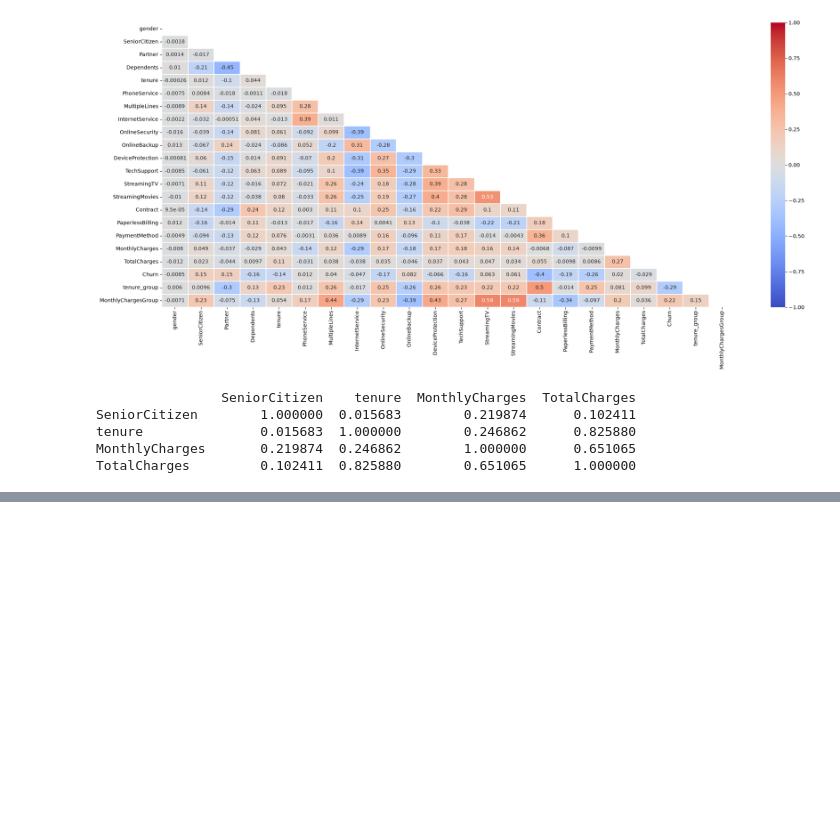
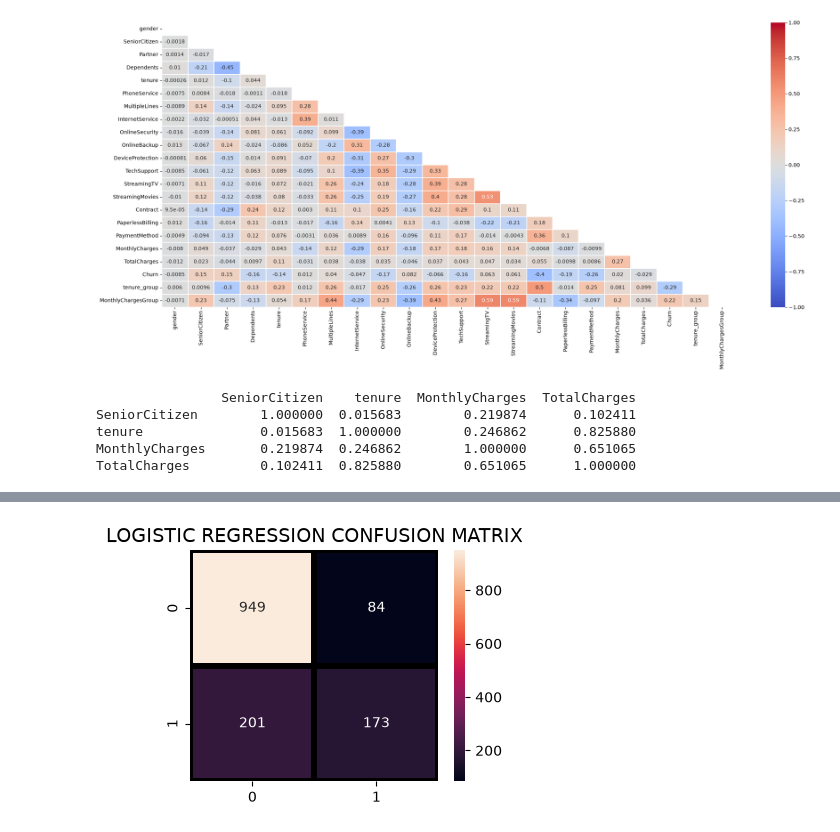
Before and after one commit to Harry30424/operations-analytics, a Jupyter notebook: notebooks/customer_churn.ipynb, the cells around one changed output, grey strips where cells are left out. Saved outputs shown, nothing was run; the diff lists cells and outputs as text; code cells hidden in the pictures; blank space fills up the shorter version.

Commit message:
Finish the following tasks : 1. Data Processing 2. Machine Learning and Predictions_v1

```diff
--- a/notebooks/customer_churn.ipynb
+++ b/notebooks/customer_churn.ipynb
@@ -445,0 +463,36 @@ df.head()
+# %%
+#Machine Learning Model Evaluations and Predictions
+# 1. 準備特徵 (X) 與目標變數 (y)
+# 類別特徵需先經 One-Hot Encoding (pd.get_dummies) 轉為數值
+X = df[['tenure', 'MonthlyCharges', 'TotalCharges']]
+y = df['Churn']
+
+# 2. 切分訓練集與測試集 (80% 訓練 / 20% 測試，stratify 保持類別比例)
+X_train, X_test, y_train, y_test = train_test_split(
+    X, y, test_size=0.20, random_state=40, stratify=y
+)
+
+# 3. 特徵標準化 (羅吉斯回歸對數值尺度敏感，強烈建議實施)
+scaler = StandardScaler()
+X_train_scaled = scaler.fit_transform(X_train)
+X_test_scaled = scaler.transform(X_test)
+# %%
+#Logistic Regression
+# 4. 建立與訓練模型 (class_weight='balanced' 自動調整不平衡資料權重)
+lr_model = LogisticRegression()
+lr_model.fit(X_train_scaled, y_train)
+
+# 5. 進行預測 (預測類別與流失機率)
+y_pred = lr_model.predict(X_test_scaled)
+y_pred_proba = lr_model.predict_proba(X_test_scaled)[:, 1]
+
+# 6. 模型表現評估
+# print("=== 混淆矩陣 (Confusion Matrix) ===")
+# print(confusion_matrix(y_test, y_pred))
+accuracy_lr = lr_model.score(X_test_scaled, y_test)
+print("Logistic Regression accuracy is :",accuracy_lr)
+
+print("\n=== 分類報告 (Classification Report) ===")
+print(classification_report(y_test, y_pred))
+
+print(f"ROC-AUC Score: {roc_auc_score(y_test, y_pred_proba):.4f}")
@@ -445,0 +513,9 @@ df.head()
+# %%
+plt.figure(figsize=(4,3))
+sns.heatmap(confusion_matrix(y_test, y_pred),
+                annot=True,fmt = "d",linecolor="k",linewidths=3)
+
+plt.title("LOGISTIC REGRESSION CONFUSION MATRIX",fontsize=14)
+plt.show()
+# %% [output]
+[figure, added]
```
Also changed, not shown: parts of 23 cells of this notebook, 4 other files.
